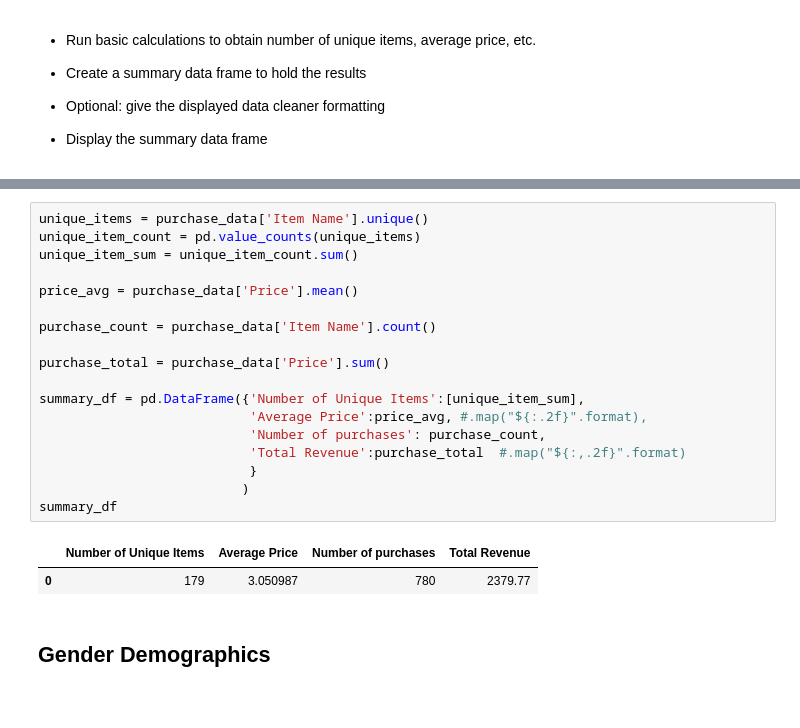
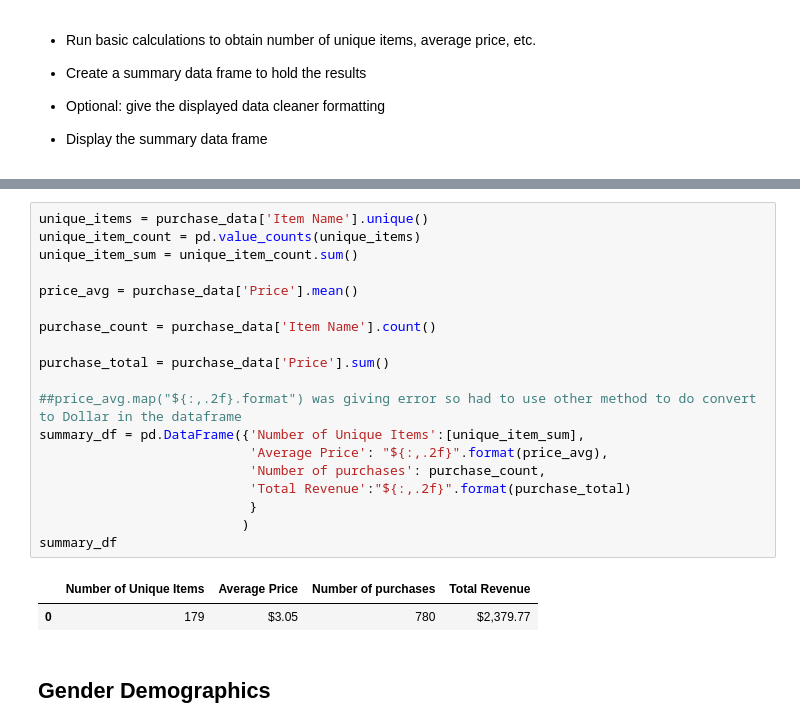
Before and after one commit to tarakp/Data_Analytics, a Jupyter notebook: 04-Pandas-Challenge/HeroesOfPymoli/HeroesOfPymoli_starter.ipynb, the cells around one changed output, grey strips where cells are left out. Drawn from its saved outputs; the diff is of its cells as text.

```diff
--- a/04-Pandas-Challenge/HeroesOfPymoli/HeroesOfPymoli_starter.ipynb
+++ b/04-Pandas-Challenge/HeroesOfPymoli/HeroesOfPymoli_starter.ipynb
@@ -56,24 +67,25 @@ unique_player_df
 # %%
 unique_items = purchase_data['Item Name'].unique()
 unique_item_count = pd.value_counts(unique_items)
 unique_item_sum = unique_item_count.sum()
 
 price_avg = purchase_data['Price'].mean()
 
 purchase_count = purchase_data['Item Name'].count()
 
 purchase_total = purchase_data['Price'].sum()
 
+##price_avg.map("${:,.2f}.format") was giving error so had to use other method to do convert to Dollar in the dataframe
 summary_df = pd.DataFrame({'Number of Unique Items':[unique_item_sum],
-                           'Average Price':price_avg, #.map("${:.2f}".format),
+                           'Average Price': "${:,.2f}".format(price_avg),
                            'Number of purchases': purchase_count,
-                           'Total Revenue':purchase_total  #.map("${:,.2f}".format)
+                           'Total Revenue':"${:,.2f}".format(purchase_total)
                            }
                           )
 summary_df
 # %% [output]
 |  | Number of Unique Items | Average Price | Number of purchases | Total Revenue |
-| 0 | 179 | 3.050987 | 780 | 2379.77 |
+| 0 | 179 | $3.05 | 780 | $2,379.77 |
 # %% [markdown]
 ## Gender Demographics
 # %% [markdown]
```
Also changed, not shown: parts of 4 cells of this notebook.
